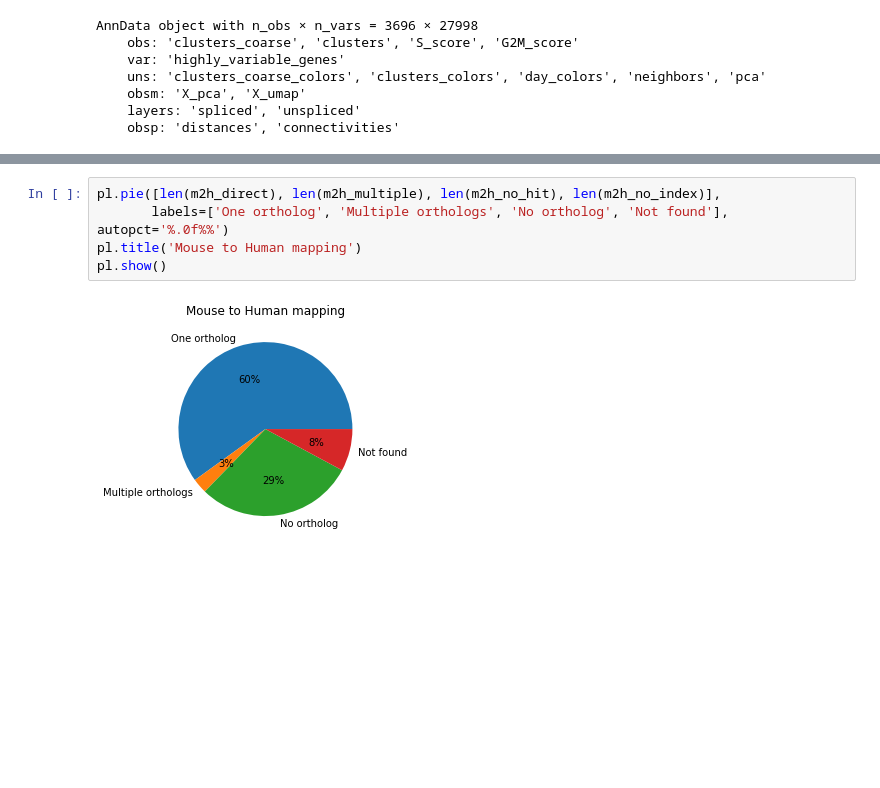
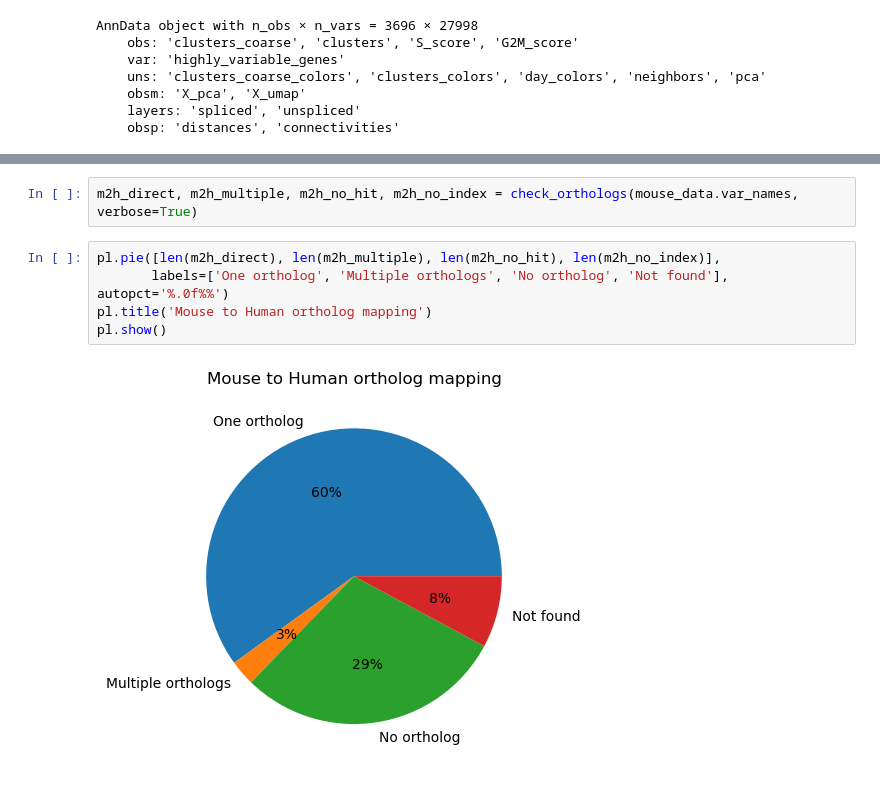
Before and after one commit to stefanpeidli/mousipy, a Jupyter notebook: notebooks/mousipy_raw.ipynb, the cells around one changed output, grey strips where cells are left out. Drawn from its saved outputs; the diff is of its cells as text; blank space fills up the shorter version.

```diff
--- a/notebooks/mousipy_raw.ipynb
+++ b/notebooks/mousipy_raw.ipynb
@@ -100,10 +62,12 @@ pl.show()
+# %%
+m2h_direct, m2h_multiple, m2h_no_hit, m2h_no_index = check_orthologs(mouse_data.var_names, verbose=True)
 # %%
 pl.pie([len(m2h_direct), len(m2h_multiple), len(m2h_no_hit), len(m2h_no_index)],
        labels=['One ortholog', 'Multiple orthologs', 'No ortholog', 'Not found'], autopct='%.0f%%')
-pl.title('Mouse to Human mapping')
+pl.title('Mouse to Human ortholog mapping')
 pl.show()
 # %% [output]
-[figure, old version]
+[figure, new version]
 # %%
 # how many uppercase-able genes were in the no ortholog or not found subset?
 
```
Also changed, not shown: parts of 30 cells of this notebook, 4 other files.
